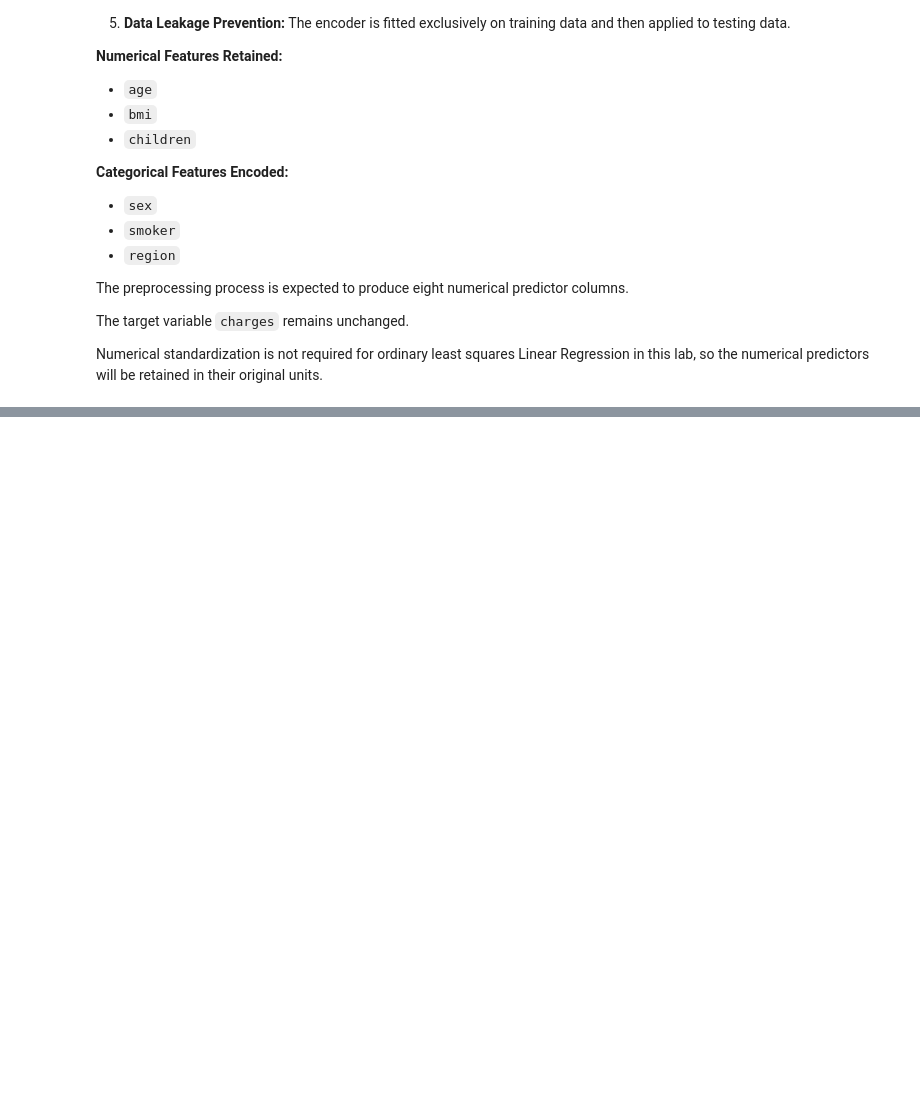
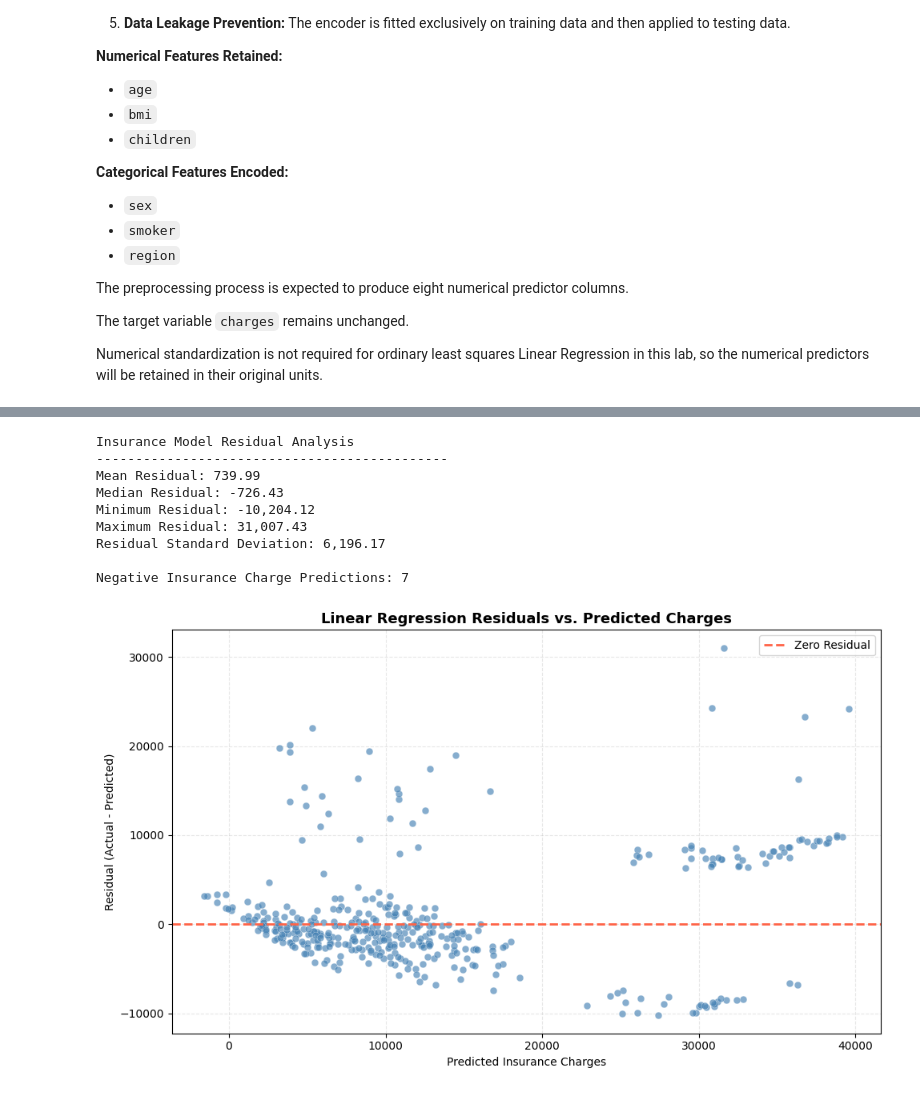
Before and after one commit to UbaidUllah777/Lab3-Fraud-Detection-Insurance-Cost-Prediction, a Jupyter notebook: Ubaid_Ullah_9110715_1_Lab3.ipynb, the cells around one changed output, grey strips where cells are left out. Drawn from its saved outputs; the diff is of its cells as text; code cells hidden in the pictures; blank space fills up the shorter version.

```diff
--- a/Ubaid_Ullah_9110715_1_Lab3.ipynb
+++ b/Ubaid_Ullah_9110715_1_Lab3.ipynb
@@ -2725,0 +3179,75 @@ print(
+# %%
+
+# Calculate residuals on the testing dataset
+insurance_residuals = (
+    y_insurance_test.to_numpy() - y_insurance_pred
+)
+
+# Display residual summary statistics
+print("Insurance Model Residual Analysis")
+print("-" * 45)
+
+print(f"Mean Residual: {insurance_residuals.mean():,.2f}")
+print(f"Median Residual: {np.median(insurance_residuals):,.2f}")
+print(f"Minimum Residual: {insurance_residuals.min():,.2f}")
+print(f"Maximum Residual: {insurance_residuals.max():,.2f}")
+print(f"Residual Standard Deviation: {insurance_residuals.std():,.2f}")
+
+# Check for negative predictions
+negative_prediction_count = np.sum(y_insurance_pred < 0)
+
+print(
+    f"\nNegative Insurance Charge Predictions: "
+    f"{negative_prediction_count}"
+)
+
+# Create a residuals vs. predicted values scatterplot
+fig, ax = plt.subplots(figsize=(10, 6))
+
+ax.scatter(
+    y_insurance_pred,
+    insurance_residuals,
+    color="steelblue",
+    alpha=0.65,
+    s=40,
+    edgecolors="white",
+    linewidths=0.3
+)
+
+# Add horizontal reference line at zero residual
+ax.axhline(
+    y=0,
+    color="tomato",
+    linestyle="--",
+    linewidth=2,
+    label="Zero Residual"
+)
+
+# Add descriptive title and labels
+ax.set_title(
+    "Linear Regression Residuals vs. Predicted Charges",
+    fontsize=13,
+    fontweight="bold"
+)
+
+ax.set_xlabel("Predicted Insurance Charges")
+ax.set_ylabel("Residual (Actual - Predicted)")
+
+# Improve chart readability
+ax.legend()
+ax.grid(linestyle="--", alpha=0.3)
+ax.set_axisbelow(True)
+
+plt.tight_layout()
+plt.show()
+# %% [output]
+Insurance Model Residual Analysis
+---------------------------------------------
+Mean Residual: 739.99
+Median Residual: -726.43
+Minimum Residual: -10,204.12
+Maximum Residual: 31,007.43
+Residual Standard Deviation: 6,196.17
+
+Negative Insurance Charge Predictions: 7
+[figure, added]
```
Also changed, not shown: parts of 17 cells of this notebook.
